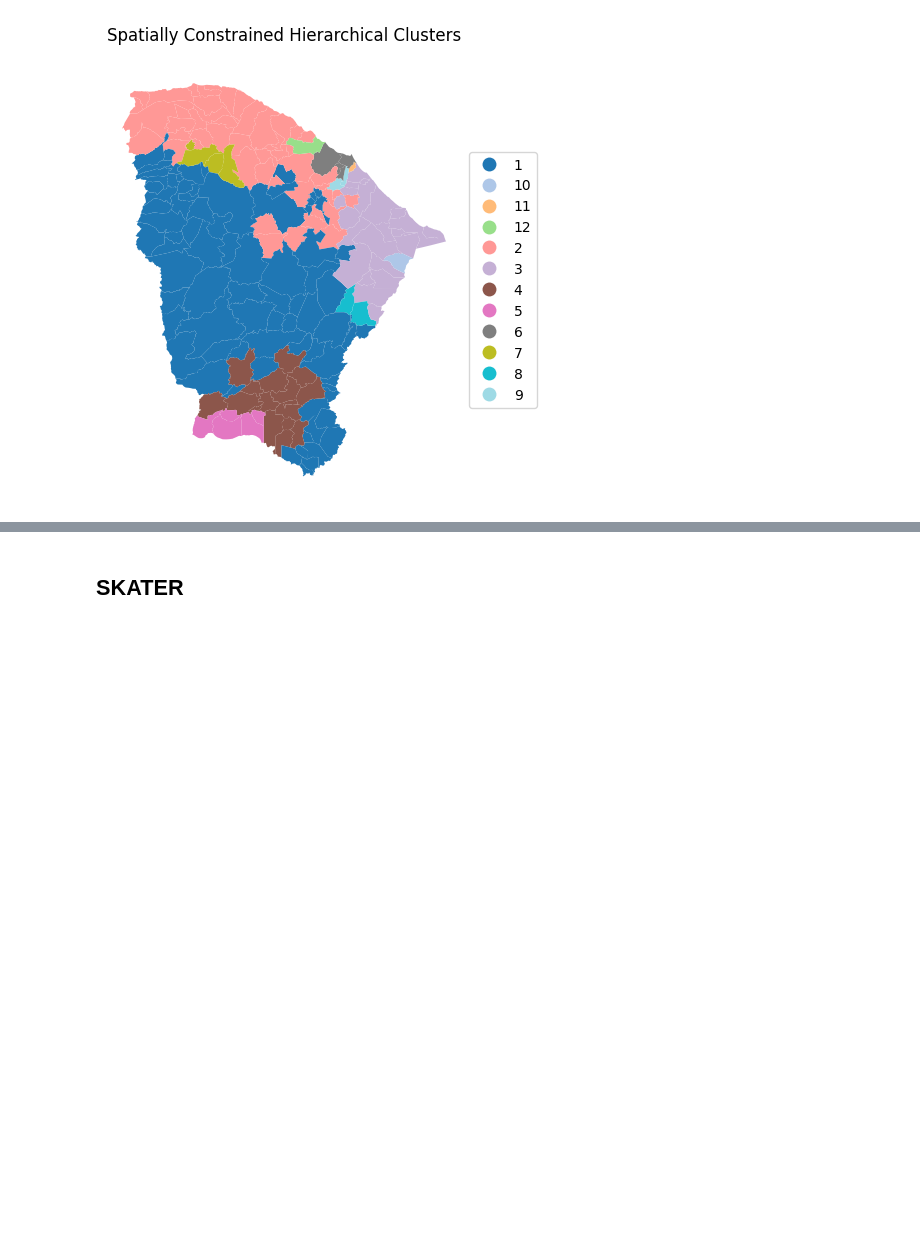
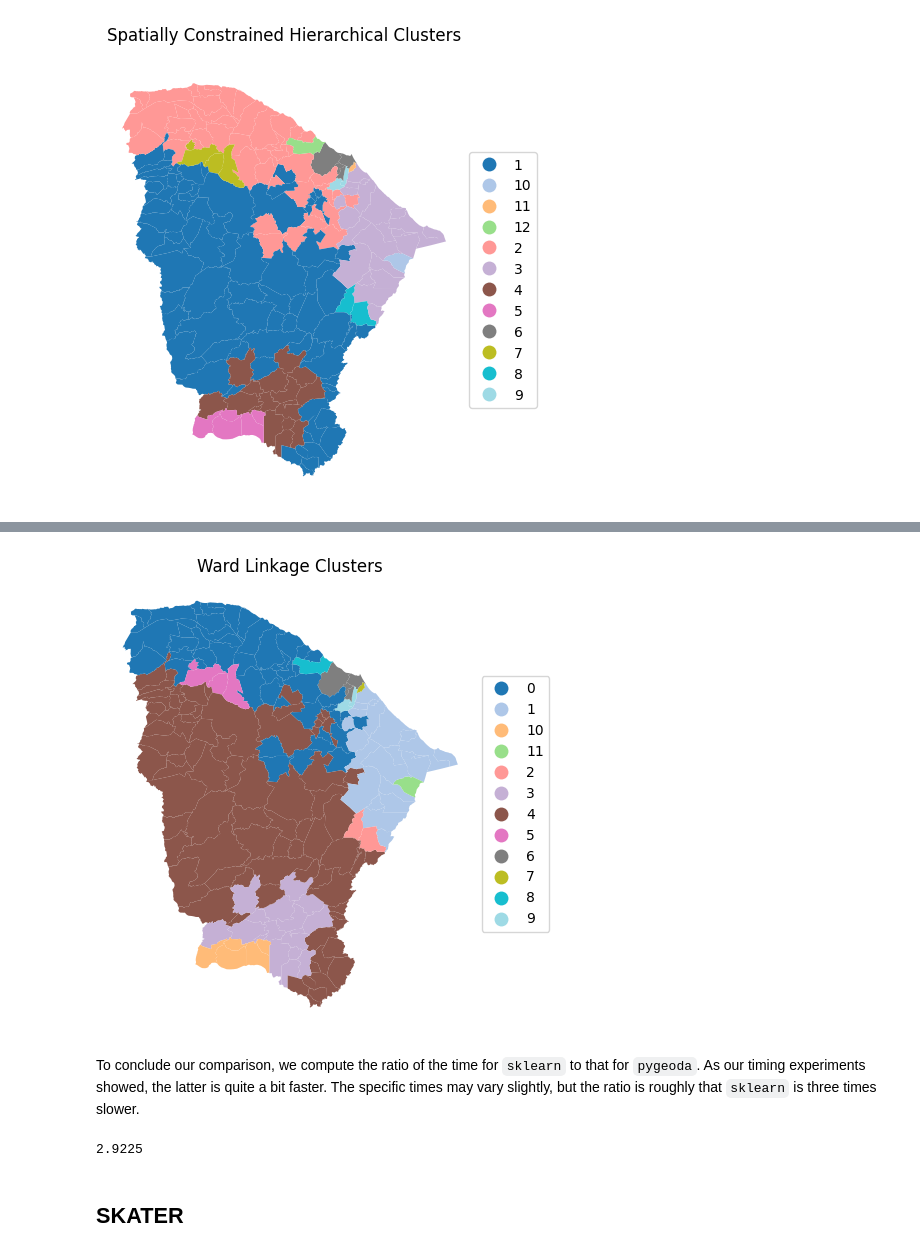
Before and after one commit to lanselin/notebooks_for_spatial_clustering, a Jupyter notebook: Lab 7 - hierarchical_spatial_clustering.ipynb, the cells around one changed output, grey strips where cells are left out. Saved outputs shown, nothing was run; the diff lists cells and outputs as text; code cells hidden in the pictures; blank space fills up the shorter version.

Commit message:
added sklearn connectivity option to SCHC

```diff
--- a/Lab 7 - hierarchical_spatial_clustering.ipynb
+++ b/Lab 7 - hierarchical_spatial_clustering.ipynb
@@ -55,7 +65,7 @@ We follow the usual practice of setting a path (if needed), reading the data fro
 # %%
 # Setting working folder:
 #path = "/your/path/to/data/"
-path = ""
+path = "/Users/luc/Dropbox/z_courses/uc_spatial_clusters_2025/notebooks/"
 
 # Load the Ceará data:
 dfs = gpd.read_file(path+"ceara/ceara.shp")
@@ -112,3 +124,5 @@ Because we will be using `pygeoda` for the clustering algorithms, we need the re
 # %%
 data = dfs[varlist]
 data_g = ceara_g[varlist]
+wq = Queen.from_dataframe(dfs)
+wq.n
@@ -115,3 +133,6 @@ data_g = ceara_g[varlist]
+# %%
+n = data.shape[0]
+nn = (n-1.0)/n
 # %% [markdown]
 ## SCHC
 # %% [markdown]
@@ -200,0 +235,15 @@ cluster_map(dfs, cluster_labels1, figsize=(5,5), title="Spatially Constrained Hi
+# %%
+n_clusters = 12
+method = 'ward'
+t0 = time.time()
+X0 = StandardScaler().fit_transform(data)
+X = X0 * nn
+
+agg_clust = AgglomerativeClustering(n_clusters=n_clusters, connectivity = wq.sparse,
+                                    linkage=method, compute_distances=True)
+agg_clust.fit(X)
+t1 = time.time()
+tsklearn = t1 - t0
+print(tsklearn)
+cluster_labels1a = agg_clust.labels_
+cluster_stats(cluster_labels1a)
@@ -201,3 +276,13 @@ cluster_map(dfs, cluster_labels1, figsize=(5,5), title="Spatially Constrained Hi
+# %%
+cluster_map(dfs, cluster_labels1a, figsize=(5,5), title="Ward Linkage Clusters", cmap='tab20')
+# %% [output]
+[figure, added]
+# %% [markdown]
+To conclude our comparison, we compute the ratio of the time for `sklearn` to that for `pygeoda`. As our timing experiments showed, the latter is quite a bit faster. The specific times may vary slightly, but the ratio is roughly that `sklearn` is three times slower.
+# %%
+print(np.round(tsklearn/tpygeoda,4))
+# %% [output]
+2.9225
 # %% [markdown]
 ## SKATER
 # %% [markdown]
```
Also changed, not shown: parts of 13 cells of this notebook.
